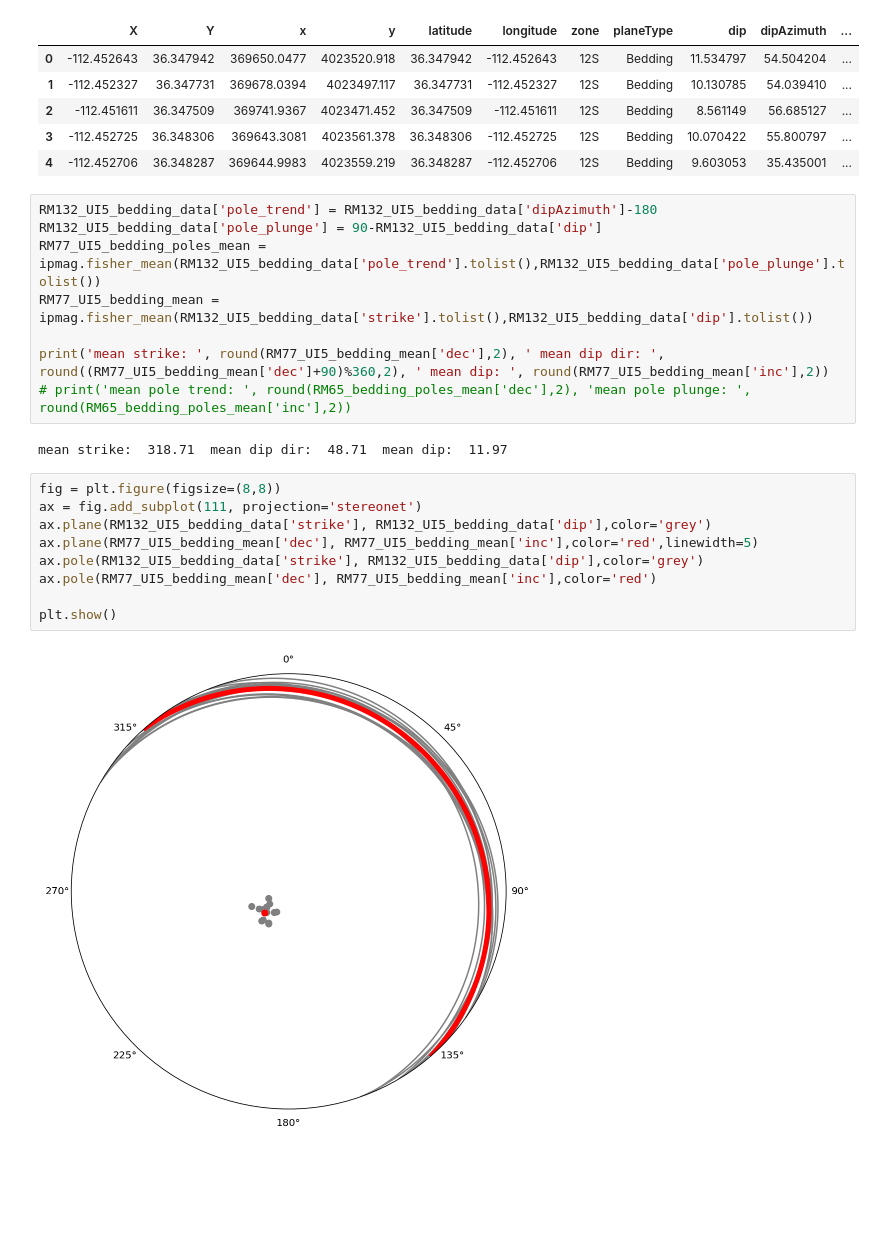
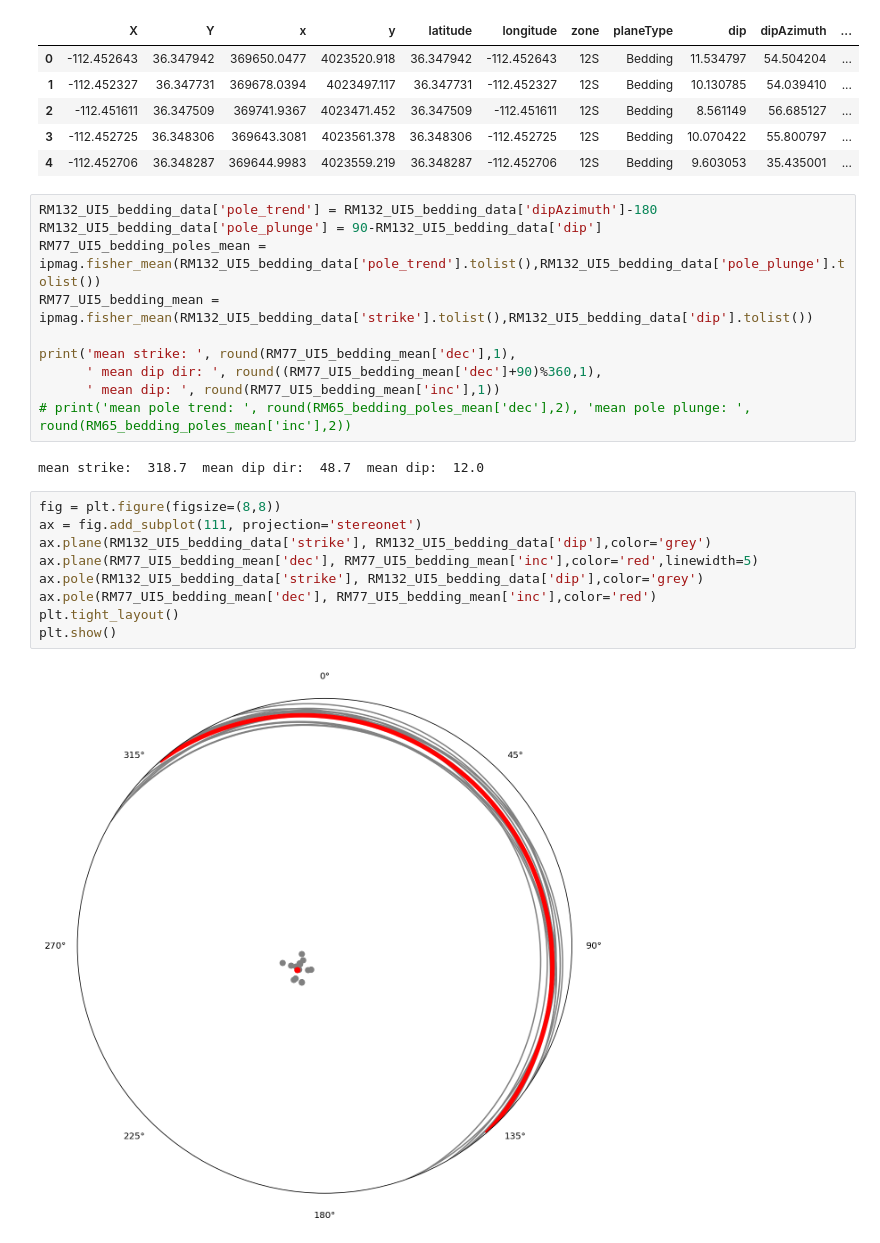
Before and after one commit to Swanson-Hysell-Group/2024_SWLLIP, a Jupyter notebook: code/Grand_Canyon_orientations.ipynb, the cells around one changed output. Cells and saved outputs as stored; diff of their text form; blank space fills up the shorter version.

```diff
--- a/code/Grand_Canyon_orientations.ipynb
+++ b/code/Grand_Canyon_orientations.ipynb
@@ -328,18 +355,20 @@ RM132_UI5_bedding_data['pole_plunge'] = 90-RM132_UI5_bedding_data['dip']
 RM77_UI5_bedding_poles_mean = ipmag.fisher_mean(RM132_UI5_bedding_data['pole_trend'].tolist(),RM132_UI5_bedding_data['pole_plunge'].tolist())
 RM77_UI5_bedding_mean = ipmag.fisher_mean(RM132_UI5_bedding_data['strike'].tolist(),RM132_UI5_bedding_data['dip'].tolist())
 
-print('mean strike: ', round(RM77_UI5_bedding_mean['dec'],2), ' mean dip dir: ', round((RM77_UI5_bedding_mean['dec']+90)%360,2), ' mean dip: ', round(RM77_UI5_bedding_mean['inc'],2))
+print('mean strike: ', round(RM77_UI5_bedding_mean['dec'],1),
+      ' mean dip dir: ', round((RM77_UI5_bedding_mean['dec']+90)%360,1),
+      ' mean dip: ', round(RM77_UI5_bedding_mean['inc'],1))
 # print('mean pole trend: ', round(RM65_bedding_poles_mean['dec'],2), 'mean pole plunge: ', round(RM65_bedding_poles_mean['inc'],2))
 # %% [output]
-mean strike:  318.71  mean dip dir:  48.71  mean dip:  11.97
+mean strike:  318.7  mean dip dir:  48.7  mean dip:  12.0
 # %%
 fig = plt.figure(figsize=(8,8))
 ax = fig.add_subplot(111, projection='stereonet')
 ax.plane(RM132_UI5_bedding_data['strike'], RM132_UI5_bedding_data['dip'],color='grey')
 ax.plane(RM77_UI5_bedding_mean['dec'], RM77_UI5_bedding_mean['inc'],color='red',linewidth=5)
 ax.pole(RM132_UI5_bedding_data['strike'], RM132_UI5_bedding_data['dip'],color='grey')
 ax.pole(RM77_UI5_bedding_mean['dec'], RM77_UI5_bedding_mean['inc'],color='red')
-
+plt.tight_layout()
 plt.show()
 # %% [output]
-[figure, old version]
+[figure, new version]
```
Also changed, not shown: parts of 20 cells of this notebook.
